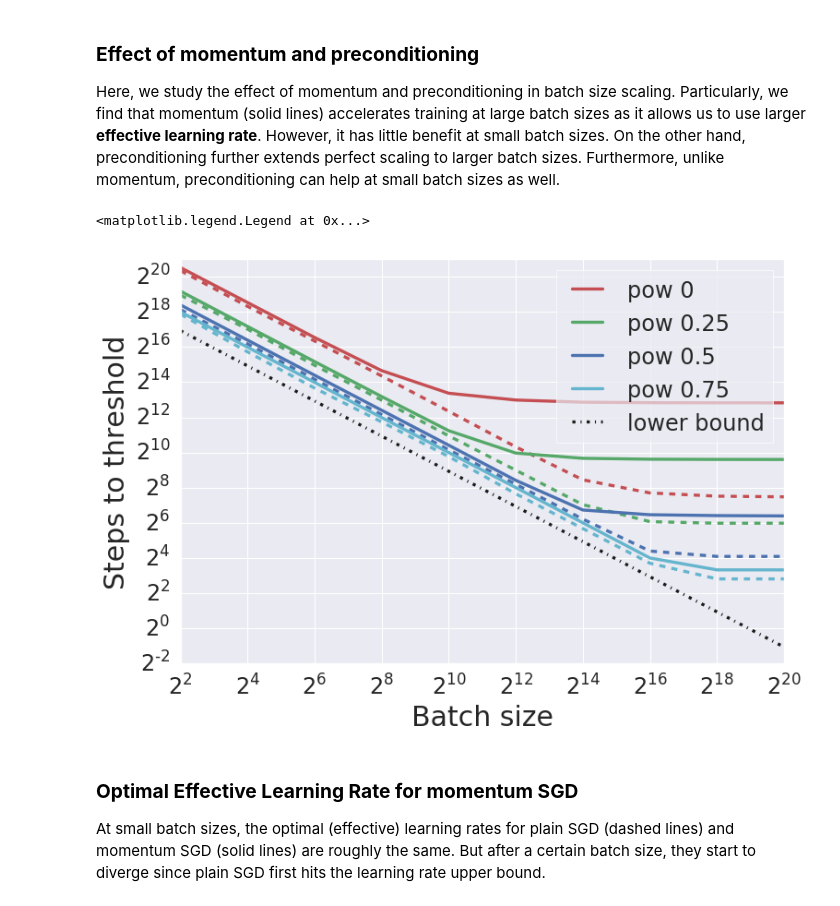
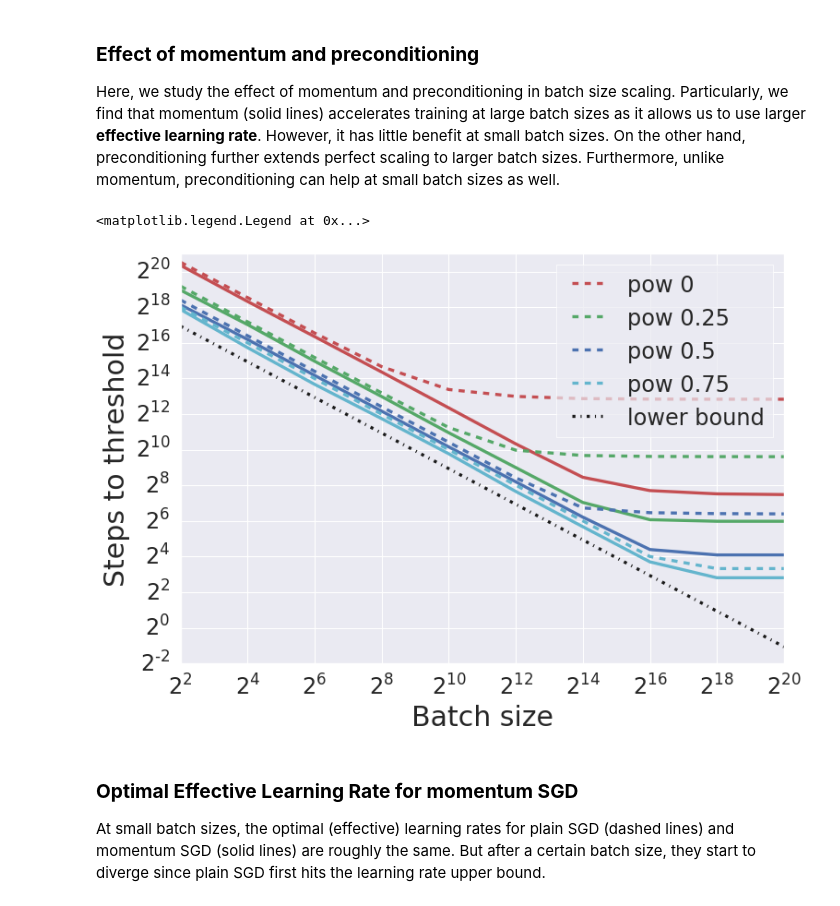
Before and after one commit to gd-zhang/noisy-quadratic-model, a Jupyter notebook: nqm.ipynb, the cells around one changed output. Drawn from its saved outputs; the diff is of its cells as text; code cells hidden in the pictures.

Commit message:
update figures

```diff
--- a/nqm.ipynb
+++ b/nqm.ipynb
@@ -484,36 +484,36 @@ colors = ["r", "g", "b", "c"]
 momentums_list = []
 lrates_1_list = []
 lrates_2_list = []
 Tss, Tss_m = [], []
 for i, prec_pow in enumerate([0, 0.25, 0.5, 0.75]):
   Ts, Ts_m, lrates_1, lrates_2, momentums = [], [], [], [], []
   for bs in BATCH_SIZES:
     sigma_sq = h / bs
     prec = 1 / h ** prec_pow
     T, lrate_1 = optimal_ttl(h, sigma_sq, s_init, C, counts=counts, prec=prec, return_lrate=True)
     Ts.append(T)
     lrates_1.append(lrate_1)
     T_m, lrate_2, momentum = optimal_ttl_wm(h, sigma_sq, s_init, C, counts=counts, prec=prec, return_lrate=True, return_momentum=True)
     Ts_m.append(T_m)
     lrates_2.append(lrate_2)
     momentums.append(momentum)
 
   lrates_1_list.append(lrates_1)
   lrates_2_list.append(lrates_2)
   momentums_list.append(momentums)
-  plt.loglog(BATCH_SIZES, Ts, ls='-', color=colors[i], basex=2, basey=2, label="pow "+str(prec_pow))
-  plt.loglog(BATCH_SIZES, Ts_m, ls='--', color=colors[i], basex=2, basey=2)
+  plt.loglog(BATCH_SIZES, Ts, ls='--', color=colors[i], basex=2, basey=2, label="pow "+str(prec_pow))
+  plt.loglog(BATCH_SIZES, Ts_m, ls='-', color=colors[i], basex=2, basey=2)
   Tss.append(Ts)
   Tss_m.append(Ts_m)
 optimal = NDIM / (2*C*BATCH_SIZES)
 plt.xlabel('Batch size')
 plt.ylabel('Steps to threshold')
 plt.loglog(BATCH_SIZES, optimal, 'k-.', basex=2, basey=2, label='lower bound')
 plt.tight_layout()
 plt.legend()
 # %% [output]
 <matplotlib.legend.Legend at 0x...>
-[figure, old version]
+[figure, new version]
 # %% [markdown]
 ### **Optimal Effective Learning Rate for momentum SGD**
 
```
Also changed, not shown: parts of 3 cells of this notebook.
